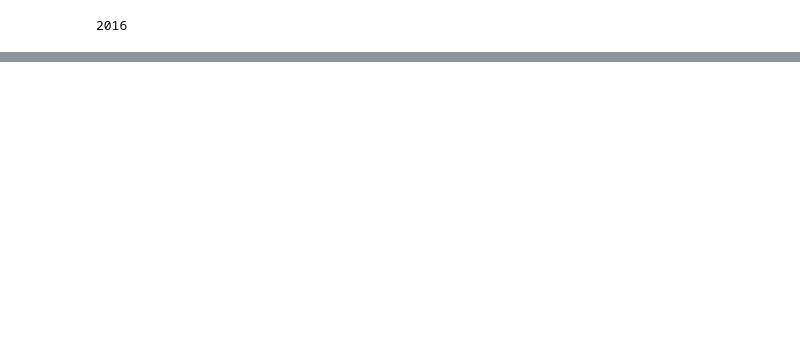
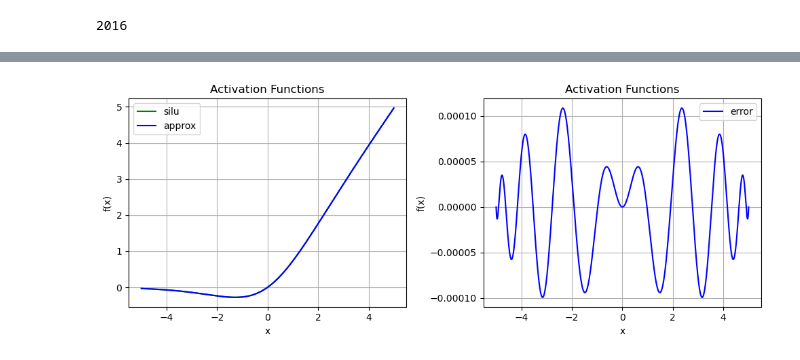
Before and after one commit to haozetao/ckks_llm, a Jupyter notebook: python/nonlinear.ipynb, the cells around one changed output, grey strips where cells are left out. Cells and saved outputs as stored; diff of their text form; code cells hidden in the pictures; blank space fills up the shorter version.

```diff
--- a/python/nonlinear.ipynb
+++ b/python/nonlinear.ipynb
@@ -198,0 +378,74 @@ print(acc)
+# %%
+
+length = 5
+cheby_deg = 16
+
+def target_function(x):
+    return pow(math.e, x)/(1 + pow(math.e, x))
+
+def targ_2(x):
+    x *= length
+    return pow(math.e, x)/(1 + pow(math.e, x))
+
+x = np.array([cos(pi / 2 * (2*i/cheby_deg)) for i in range(cheby_deg+1)])
+print(x)
+y = np.array([targ_2(xx) for xx in x])
+print(y)
+
+chebyPoly = Chebyshev.fit(x, y, deg = cheby_deg-1)
+y = chebyPoly.coef
+y = list(y)
+print(y)
+
+T0 = np.polynomial.Polynomial(coef=[1])
+T1 = np.polynomial.Polynomial(coef=[0,1])
+T = [T0, T1]
+for i in range(cheby_deg - 2):
+    a = T[-1]
+    b = T[-2]
+    c = 2 * np.polynomial.Polynomial(coef=[0,1]) * a - b
+    T.append(c)
+
+pn = 0
+for i in range(0, cheby_deg):
+	pn = pn + y[i] * T[i]
+
+def sigmoid(x):
+    return 1 / (1 + np.exp(-x))
+
+def swish(x, beta=1):
+    return x * sigmoid(beta * x)
+
+def silu(x):
+    return swish(x, beta=1)  # SiLU is Swish with beta=1
+
+
+# Create the figure with two subplots
+fig, (ax1, ax2) = plt.subplots(1, 2, figsize=(10, 4))
+
+# Generate x values
+x = np.linspace(-length, length, 10000)
+# Plot activation functions
+ax1.plot(x, silu(x), label='silu', color='green')
+ax1.plot(x, pn(x/length)*x, label='approx', color='blue')
+
+# ax1.plot(x, pow_m_inv((1+pn(-x))/10, K_inv)/10*x, label='cheby', color='blue')
+ax1.set_title('Activation Functions')
+ax1.set_xlabel('x')
+ax1.set_ylabel('f(x)')
+ax1.grid(True)
+ax1.legend()
+
+
+# Plot activation functions
+ax2.plot(x, silu(x) - pn(x/length)*x, label='error', color='blue')
+ax2.set_title('Activation Functions')
+ax2.set_xlabel('x')
+ax2.set_ylabel('f(x)')
+ax2.grid(True)
+ax2.legend()
+
+# Adjust layout and display
+plt.tight_layout()
+plt.show()
+# %% [output]
@@ -198,0 +461 @@ print(acc)
+[figure, added]
```
Also changed, not shown: parts of 7 cells of this notebook, 1 other file.
